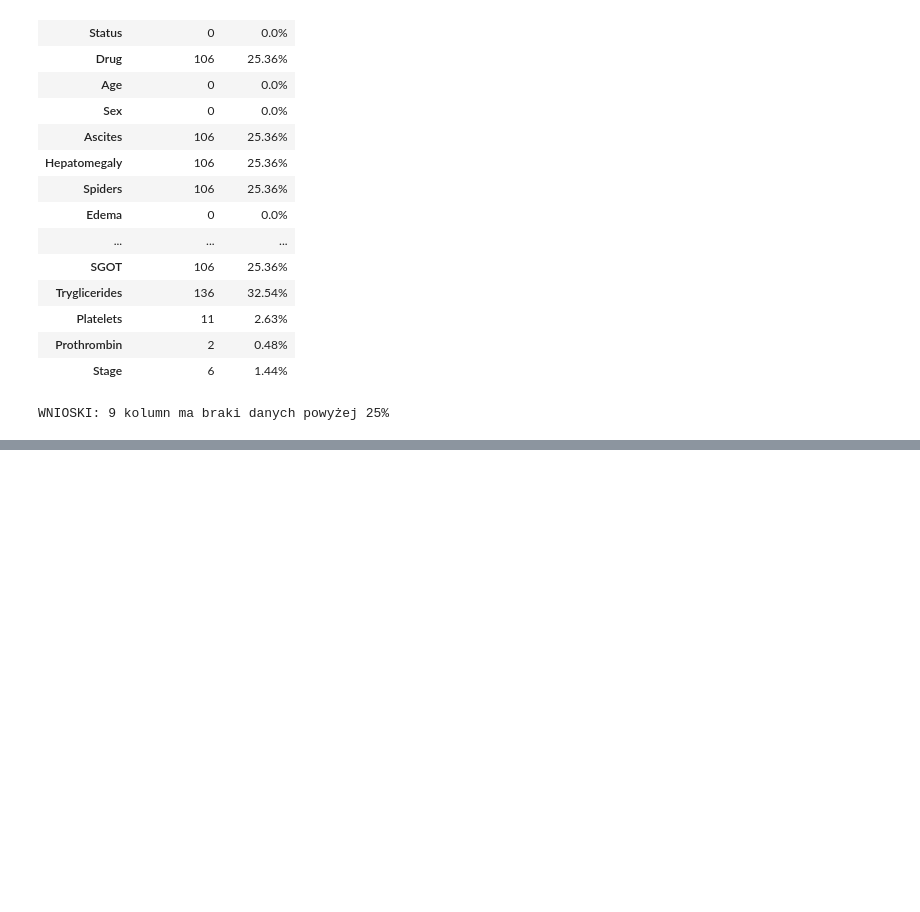
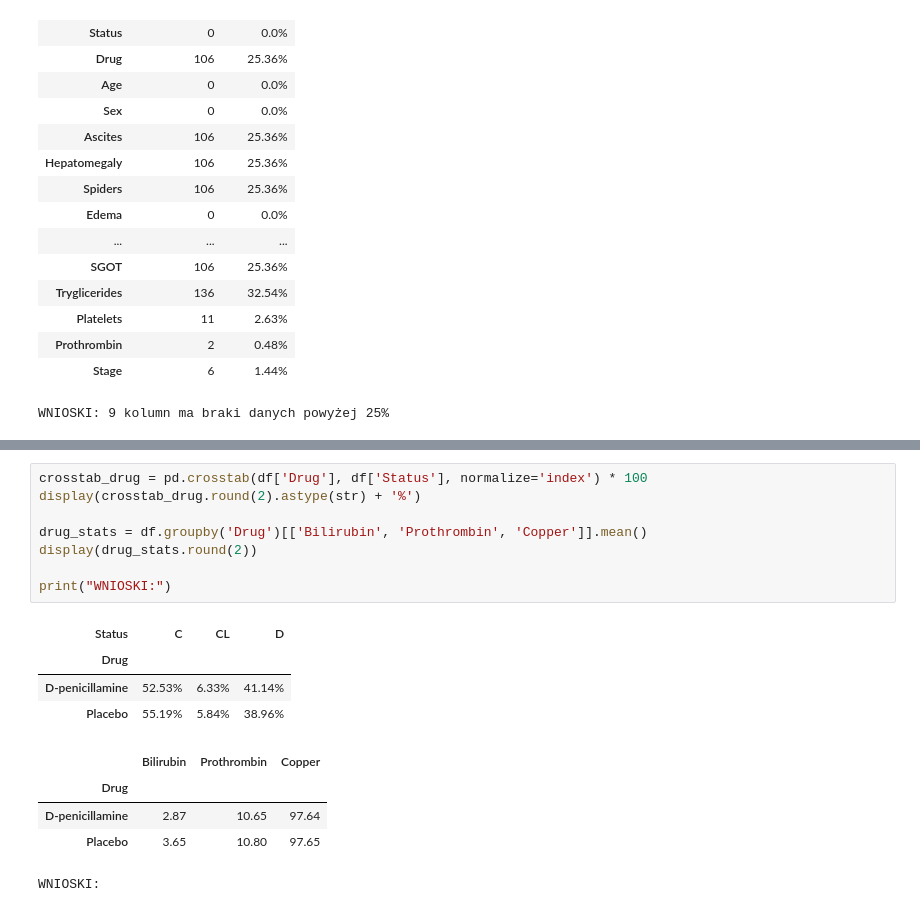
Before and after one commit to KamilTatrocki/AI, a Jupyter notebook: lista4/KamilTatrocki.ipynb, the cells around one changed output, grey strips where cells are left out. Saved outputs shown, nothing was run; the diff lists cells and outputs as text; blank space fills up the shorter version.

```diff
--- a/lista4/KamilTatrocki.ipynb
+++ b/lista4/KamilTatrocki.ipynb
@@ -166,0 +178,18 @@ Rozkład etykiety Stage:
+# %%
+crosstab_drug = pd.crosstab(df['Drug'], df['Status'], normalize='index') * 100
+display(crosstab_drug.round(2).astype(str) + '%')
+
+drug_stats = df.groupby('Drug')[['Bilirubin', 'Prothrombin', 'Copper']].mean()
+display(drug_stats.round(2))
+
+print("WNIOSKI:")
+# %% [output]
+| Status | C | CL | D |
+| Drug |  |  |  |
+| D-penicillamine | 52.53% | 6.33% | 41.14% |
+| Placebo | 55.19% | 5.84% | 38.96% |
+|  | Bilirubin | Prothrombin | Copper |
+| Drug |  |  |  |
+| D-penicillamine | 2.87 | 10.65 | 97.64 |
+| Placebo | 3.65 | 10.80 | 97.65 |
+WNIOSKI:
```
Also changed, not shown: parts of 7 cells of this notebook.
